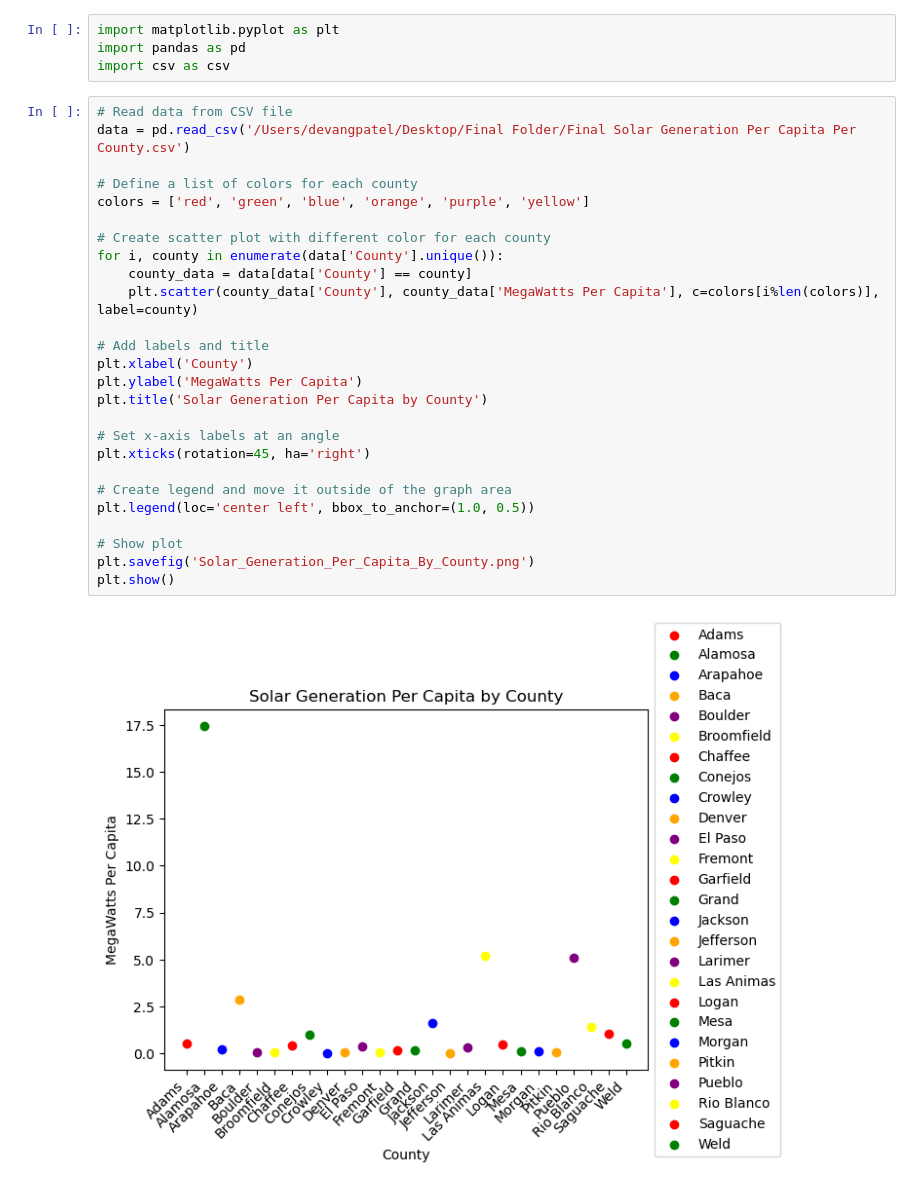
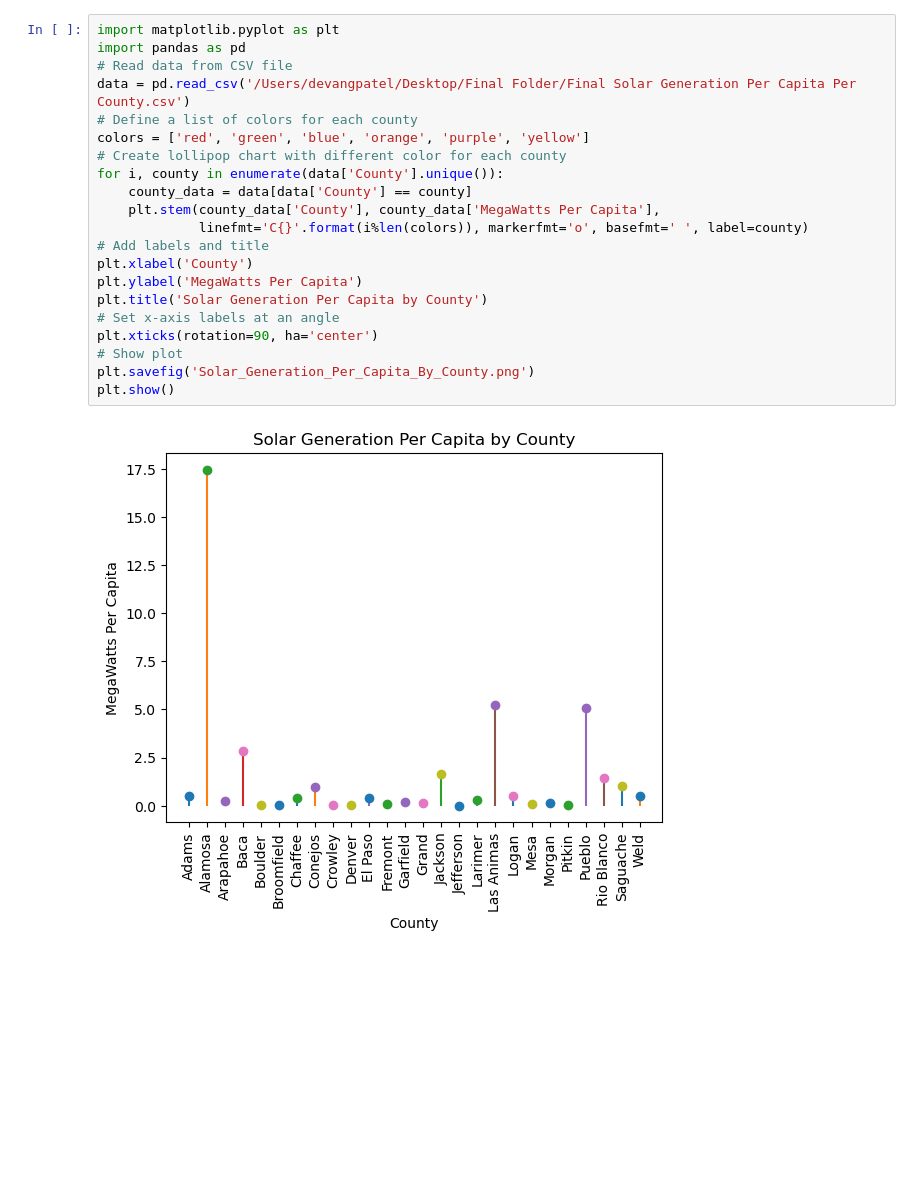
Before and after one commit to Devang231/Project-1, a Jupyter notebook: Final Folder/Solar Generation Per Capita Per County.ipynb, the cells around one changed output. Saved outputs shown, nothing was run; the diff lists cells and outputs as text; blank space fills up the shorter version.

```diff
--- a/Final Folder/Solar Generation Per Capita Per County.ipynb
+++ b/Final Folder/Solar Generation Per Capita Per County.ipynb
@@ -1,32 +1,23 @@
-# %%
-import matplotlib.pyplot as plt
-import pandas as pd
-import csv as csv
 # %%
+import matplotlib.pyplot as plt
+import pandas as pd
 # Read data from CSV file
 data = pd.read_csv('/Users/devangpatel/Desktop/Final Folder/Final Solar Generation Per Capita Per County.csv')
-
 # Define a list of colors for each county
 colors = ['red', 'green', 'blue', 'orange', 'purple', 'yellow']
-
-# Create scatter plot with different color for each county
+# Create lollipop chart with different color for each county
 for i, county in enumerate(data['County'].unique()):
     county_data = data[data['County'] == county]
-    plt.scatter(county_data['County'], county_data['MegaWatts Per Capita'], c=colors[i%len(colors)], label=county)
-
+    plt.stem(county_data['County'], county_data['MegaWatts Per Capita'],
+             linefmt='C{}'.format(i%len(colors)), markerfmt='o', basefmt=' ', label=county)
 # Add labels and title
 plt.xlabel('County')
 plt.ylabel('MegaWatts Per Capita')
 plt.title('Solar Generation Per Capita by County')
-
 # Set x-axis labels at an angle
-plt.xticks(rotation=45, ha='right')
-
-# Create legend and move it outside of the graph area
-plt.legend(loc='center left', bbox_to_anchor=(1.0, 0.5))
-
+plt.xticks(rotation=90, ha='center')
 # Show plot
 plt.savefig('Solar_Generation_Per_Capita_By_County.png')
 plt.show()
 # %% [output]
-[figure, old version]
+[figure, new version]
```
Also changed, not shown: 6 other files.
